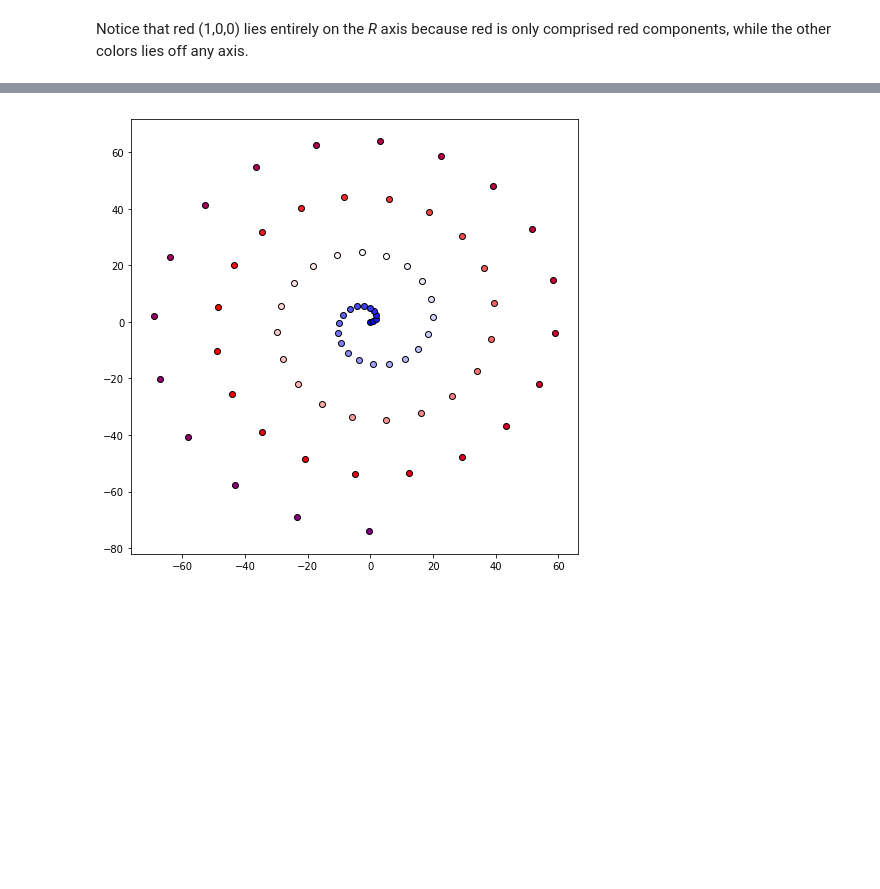
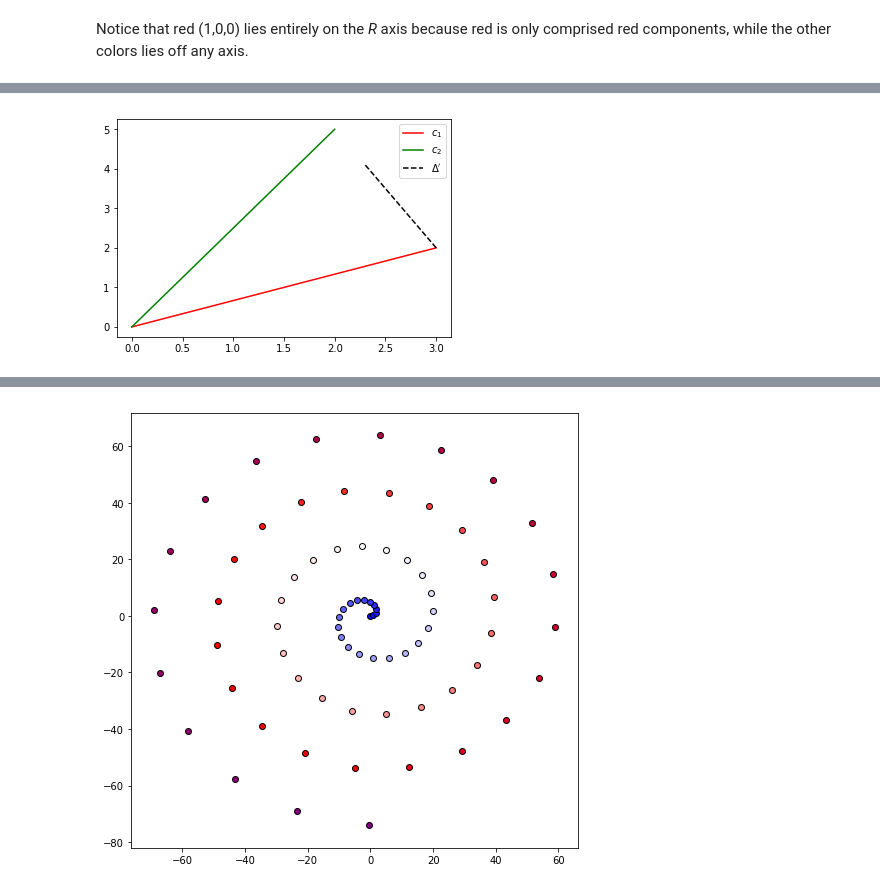
Before and after one commit to michaelsilverstein/Python-Tips-n-tricks, a Jupyter notebook: Color gradient.ipynb, the cells around one changed output, grey strips where cells are left out. Cells and saved outputs as stored; diff of their text form; code cells hidden in the pictures; blank space fills up the shorter version.

```diff
--- a/Color gradient.ipynb
+++ b/Color gradient.ipynb
@@ -101,0 +131,10 @@ Notice that red (1,0,0) lies entirely on the *R* axis because red is only compri
+# %%
+delta = data[2] - data[1]
+first_step = delta*.7+ data[1]
+plt.plot(data[:2,0],data[:2,1],c='r',label='$c_1$')
+plt.plot(data[[0,2],0],data[[0,2],1],c='g',label='$c_2$')
+plt.plot([data[1,0],first_step[0]],[data[1,1],first_step[1]],c='k',ls='--',label="$\Delta'$")
+plt.legend()
+plt.show()
+# %% [output]
+[figure, added]
```
Also changed, not shown: parts of 11 cells of this notebook.
